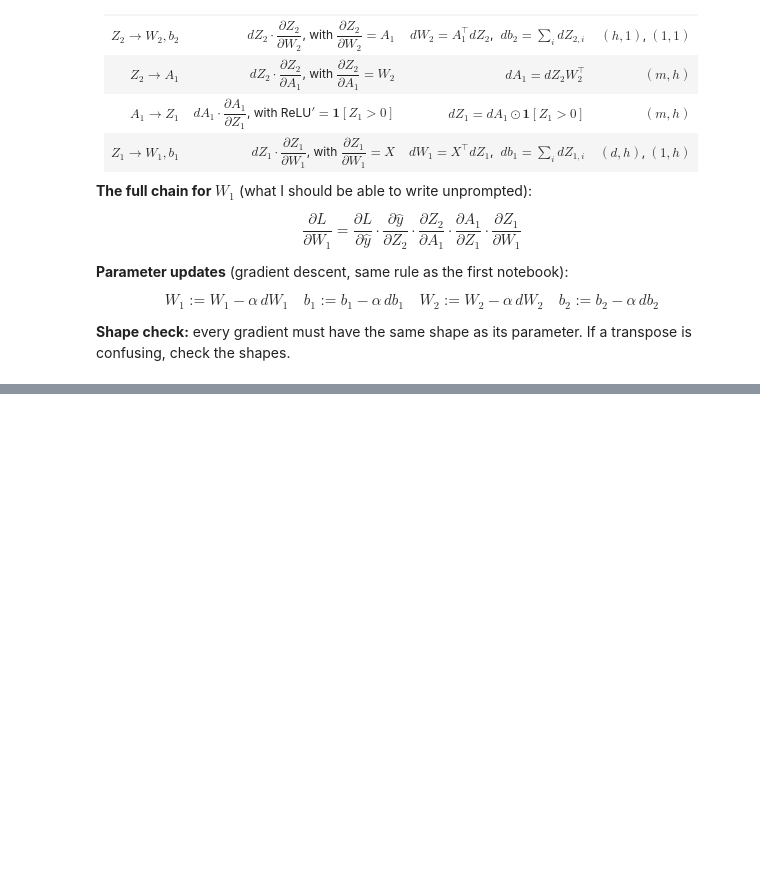
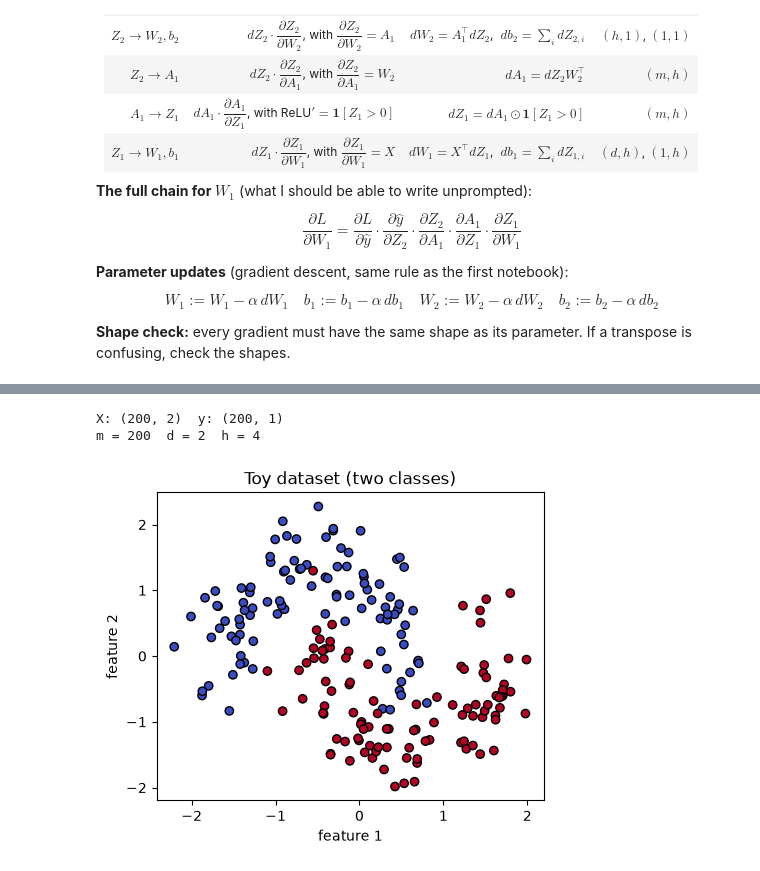
Before and after one commit to Mishiez/math-behind-ml, a Jupyter notebook: two_layer_nn.ipynb, the cells around one changed output, grey strips where cells are left out. Cells and saved outputs as stored; diff of their text form; code cells hidden in the pictures; blank space fills up the shorter version.

```diff
--- a/two_layer_nn.ipynb
+++ b/two_layer_nn.ipynb
@@ -132,0 +141,25 @@ $$W_1 := W_1 - \alpha\, dW_1 \quad b_1 := b_1 - \alpha\, db_1 \quad W_2 := W_2 -
+# %%
+X, y = make_moons(n_samples=200, noise=0.2, random_state=42)
+
+# Standardise each feature: (x - mean) / std
+X = (X - X.mean(axis=0)) / X.std(axis=0)
+
+# y comes as shape (m,), reshape to a column (m, 1) so it lines up with y_hat
+y = y.reshape(-1, 1).astype(float)
+
+m, d = X.shape   # m samples, d features
+h = 4            # hidden neurons
+
+print("X:", X.shape, " y:", y.shape)
+print("m =", m, " d =", d, " h =", h)
+
+plt.figure(figsize=(5, 4))
+plt.scatter(X[:, 0], X[:, 1], c=y.ravel(), cmap="coolwarm", edgecolor="k")
+plt.title("Toy dataset (two classes)")
+plt.xlabel("feature 1")
+plt.ylabel("feature 2")
+plt.show()
+# %% [output]
+X: (200, 2)  y: (200, 1)
+m = 200  d = 2  h = 4
+[figure, added]
```
Also changed, not shown: parts of 10 cells of this notebook.
